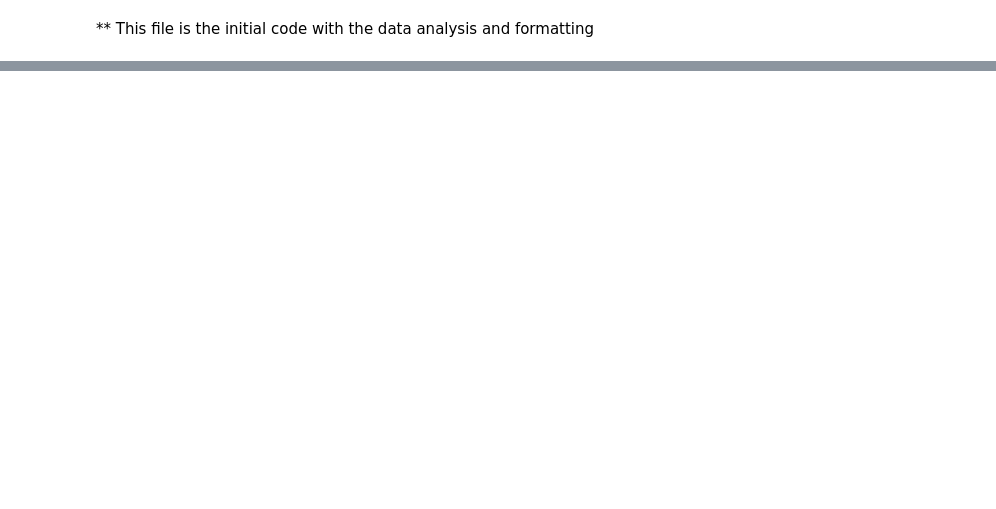
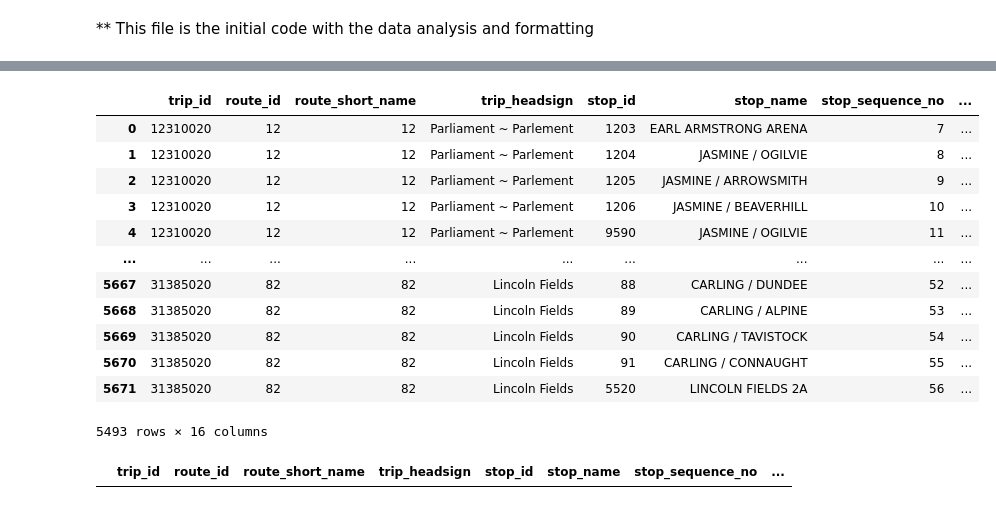
Before and after one commit to MohammedAdnan01/OcTranspo_ETL_Pipeline, a Jupyter notebook: InitialCodeSample.ipynb, the cells around one changed output, grey strips where cells are left out. Saved outputs shown, nothing was run; the diff lists cells and outputs as text; code cells hidden in the pictures; blank space fills up the shorter version.

```diff
--- a/InitialCodeSample.ipynb
+++ b/InitialCodeSample.ipynb
@@ -133,7 +177,0 @@ dtype: object
-# %%
-trip_updates_df['arrival_datetime_utc'] = pd.to_datetime(trip_updates_df['arrival_timestamp'], unit='s', errors='coerce', utc=True)
-trip_updates_df['departure_datetime_utc'] = pd.to_datetime(trip_updates_df['departure_timestamp'], unit='s', errors='coerce', utc=True)
-
-print(trip_updates_df[['arrival_timestamp', 'arrival_datetime_utc', 'departure_timestamp', 'departure_datetime_utc']].head())
-
-print(trip_updates_df.dtypes)
@@ -158,6 +177,0 @@ dtype: object
-# %%
-ottawa_tz = pytz.timezone('America/Toronto')
-trip_updates_df['arrival_datetime_local'] = trip_updates_df['arrival_datetime_utc'].dt.tz_convert(ottawa_tz)
-trip_updates_df['departure_datetime_local'] = trip_updates_df['departure_datetime_utc'].dt.tz_convert(ottawa_tz)
-print(trip_updates_df[['arrival_datetime_utc', 'arrival_datetime_local', 'departure_datetime_utc', 'departure_datetime_local']].head())
-print(trip_updates_df.dtypes)
@@ -276,0 +423,41 @@ print(all_files_df["stop_times"]['stop_sequence'].max())
+# %%
+#final_analysis_df['trip_id', 'route_id', 'route_short_name', 'trip_headsign, stop_id', 'stop_name', 'stop_sequence_no', 'arrival_datetime_local', 'departure_datetime_local', 'scheduled_arrival_datetime_local', 'scheduled_departure_datetime_local', 'schedule_relationship', 'vehicle_id', 'direction_id_merged', 'direction_id_trip_static_info']
+columns_to_print = [
+    'trip_id',
+    'route_id',
+    'route_short_name',
+    'trip_headsign',
+    'stop_id',
+    'stop_name',
+    'stop_sequence_no',
+    'arrival_datetime_local',
+    'departure_datetime_local',
+    'scheduled_arrival_datetime_local',
+    'scheduled_departure_datetime_local',
+    'arrival_datetime_utc',
+    'schedule_relationship',
+    'vehicle_id',
+    'direction_id_merged',
+    'direction_id_trip_static_info'
+]
+
+# Select and print the specified columns
+final_analysis_df[columns_to_print]
+# %% [output]
+|  | trip_id | route_id | route_short_name | trip_headsign | stop_id | stop_name | stop_sequence_no | ... |
+| 0 | 12310020 | 12 | 12 | Parliament ~ Parlement | 1203 | EARL ARMSTRONG ARENA | 7 | ... |
+| 1 | 12310020 | 12 | 12 | Parliament ~ Parlement | 1204 | JASMINE / OGILVIE | 8 | ... |
+| 2 | 12310020 | 12 | 12 | Parliament ~ Parlement | 1205 | JASMINE / ARROWSMITH | 9 | ... |
+| 3 | 12310020 | 12 | 12 | Parliament ~ Parlement | 1206 | JASMINE / BEAVERHILL | 10 | ... |
+| 4 | 12310020 | 12 | 12 | Parliament ~ Parlement | 9590 | JASMINE / OGILVIE | 11 | ... |
+| ... | ... | ... | ... | ... | ... | ... | ... | ... |
+| 5667 | 31385020 | 82 | 82 | Lincoln Fields | 88 | CARLING / DUNDEE | 52 | ... |
+| 5668 | 31385020 | 82 | 82 | Lincoln Fields | 89 | CARLING / ALPINE | 53 | ... |
+| 5669 | 31385020 | 82 | 82 | Lincoln Fields | 90 | CARLING / TAVISTOCK | 54 | ... |
+| 5670 | 31385020 | 82 | 82 | Lincoln Fields | 91 | CARLING / CONNAUGHT | 55 | ... |
+| 5671 | 31385020 | 82 | 82 | Lincoln Fields | 5520 | LINCOLN FIELDS 2A | 56 | ... |
+5493 rows × 16 columns
+# %%
+final_analysis_df[final_analysis_df['stop_sequence_no'] == 1][columns_to_print]
+# %% [output]
+|  | trip_id | route_id | route_short_name | trip_headsign | stop_id | stop_name | stop_sequence_no | ... |
```
Also changed, not shown: parts of 19 cells of this notebook, 1 other file.
